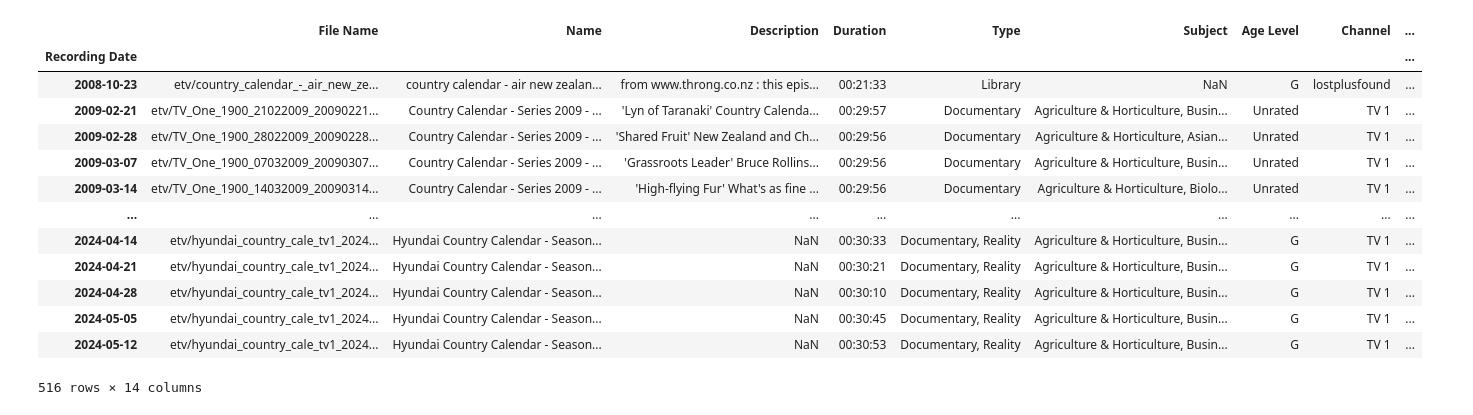
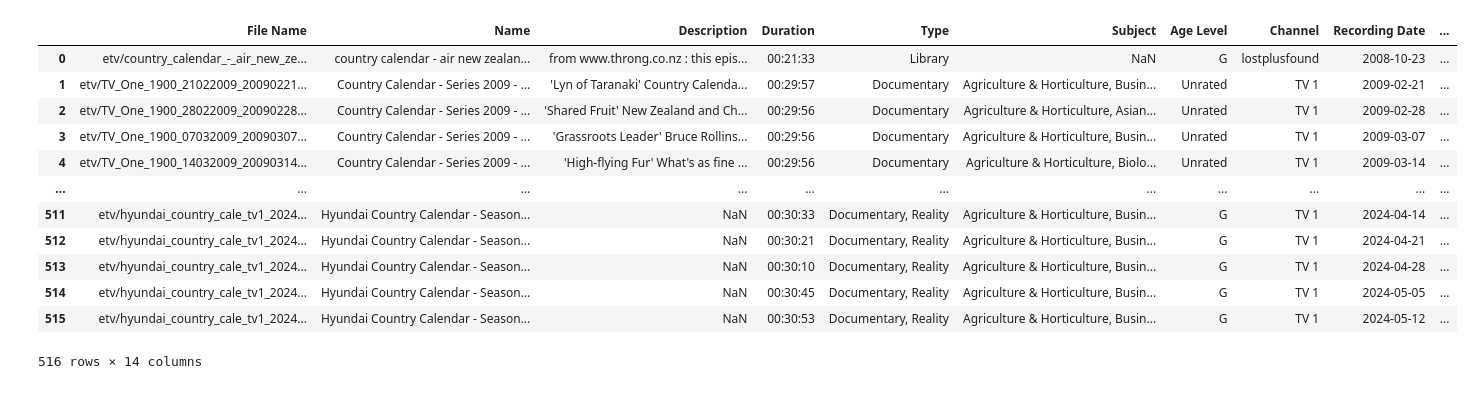
Before and after one commit to UoA-eResearch/ETV, a Jupyter notebook: transcripts.ipynb, the cells around one changed output. Saved outputs shown, nothing was run; the diff lists cells and outputs as text; code cells hidden in the pictures.

Commit message:
fix for date added vs recording date
extract true year from Name column

```diff
--- a/transcripts.ipynb
+++ b/transcripts.ipynb
@@ -20,6 +20,7 @@ def get_transcript(file):
         return json.load(f)["text"]
 
 df["transcript"] = df.link.apply(get_transcript)
-df.index = pd.to_datetime(df["Recording Date"])
+#df.index = pd.to_datetime(df["Recording Date"])
+df.to_csv("country_calendar_metadata_with_transcripts.csv")
 df
 # %% [output]
@@ -31,14 +32,13 @@ To enable the following instructions: AVX2 AVX512F AVX512_VNNI FMA, in other ope
-|  | File Name | Name | Description | Duration | Type | Subject | Age Level | Channel | ... |
-| Recording Date |  |  |  |  |  |  |  |  | ... |
-| 2008-10-23 | etv/country_calendar_-_air_new_ze... | country calendar - air new zealan... | from www.throng.co.nz : this epis... | 00:21:33 | Library | NaN | G | lostplusfound | ... |
-| 2009-02-21 | etv/TV_One_1900_21022009_20090221... | Country Calendar - Series 2009 - ... | 'Lyn of Taranaki' Country Calenda... | 00:29:57 | Documentary | Agriculture & Horticulture, Busin... | Unrated | TV 1 | ... |
-| 2009-02-28 | etv/TV_One_1900_28022009_20090228... | Country Calendar - Series 2009 - ... | 'Shared Fruit' New Zealand and Ch... | 00:29:56 | Documentary | Agriculture & Horticulture, Asian... | Unrated | TV 1 | ... |
-| 2009-03-07 | etv/TV_One_1900_07032009_20090307... | Country Calendar - Series 2009 - ... | 'Grassroots Leader' Bruce Rollins... | 00:29:56 | Documentary | Agriculture & Horticulture, Busin... | Unrated | TV 1 | ... |
-| 2009-03-14 | etv/TV_One_1900_14032009_20090314... | Country Calendar - Series 2009 - ... | 'High-flying Fur' What's as fine ... | 00:29:56 | Documentary | Agriculture & Horticulture, Biolo... | Unrated | TV 1 | ... |
-| ... | ... | ... | ... | ... | ... | ... | ... | ... | ... |
-| 2024-04-14 | etv/hyundai_country_cale_tv1_2024... | Hyundai Country Calendar - Season... | NaN | 00:30:33 | Documentary, Reality | Agriculture & Horticulture, Busin... | G | TV 1 | ... |
-| 2024-04-21 | etv/hyundai_country_cale_tv1_2024... | Hyundai Country Calendar - Season... | NaN | 00:30:21 | Documentary, Reality | Agriculture & Horticulture, Busin... | G | TV 1 | ... |
-| 2024-04-28 | etv/hyundai_country_cale_tv1_2024... | Hyundai Country Calendar - Season... | NaN | 00:30:10 | Documentary, Reality | Agriculture & Horticulture, Busin... | G | TV 1 | ... |
-| 2024-05-05 | etv/hyundai_country_cale_tv1_2024... | Hyundai Country Calendar - Season... | NaN | 00:30:45 | Documentary, Reality | Agriculture & Horticulture, Busin... | G | TV 1 | ... |
-| 2024-05-12 | etv/hyundai_country_cale_tv1_2024... | Hyundai Country Calendar - Season... | NaN | 00:30:53 | Documentary, Reality | Agriculture & Horticulture, Busin... | G | TV 1 | ... |
+|  | File Name | Name | Description | Duration | Type | Subject | Age Level | Channel | Recording Date | ... |
+| 0 | etv/country_calendar_-_air_new_ze... | country calendar - air new zealan... | from www.throng.co.nz : this epis... | 00:21:33 | Library | NaN | G | lostplusfound | 2008-10-23 | ... |
+| 1 | etv/TV_One_1900_21022009_20090221... | Country Calendar - Series 2009 - ... | 'Lyn of Taranaki' Country Calenda... | 00:29:57 | Documentary | Agriculture & Horticulture, Busin... | Unrated | TV 1 | 2009-02-21 | ... |
+| 2 | etv/TV_One_1900_28022009_20090228... | Country Calendar - Series 2009 - ... | 'Shared Fruit' New Zealand and Ch... | 00:29:56 | Documentary | Agriculture & Horticulture, Asian... | Unrated | TV 1 | 2009-02-28 | ... |
+| 3 | etv/TV_One_1900_07032009_20090307... | Country Calendar - Series 2009 - ... | 'Grassroots Leader' Bruce Rollins... | 00:29:56 | Documentary | Agriculture & Horticulture, Busin... | Unrated | TV 1 | 2009-03-07 | ... |
+| 4 | etv/TV_One_1900_14032009_20090314... | Country Calendar - Series 2009 - ... | 'High-flying Fur' What's as fine ... | 00:29:56 | Documentary | Agriculture & Horticulture, Biolo... | Unrated | TV 1 | 2009-03-14 | ... |
+| ... | ... | ... | ... | ... | ... | ... | ... | ... | ... | ... |
+| 511 | etv/hyundai_country_cale_tv1_2024... | Hyundai Country Calendar - Season... | NaN | 00:30:33 | Documentary, Reality | Agriculture & Horticulture, Busin... | G | TV 1 | 2024-04-14 | ... |
+| 512 | etv/hyundai_country_cale_tv1_2024... | Hyundai Country Calendar - Season... | NaN | 00:30:21 | Documentary, Reality | Agriculture & Horticulture, Busin... | G | TV 1 | 2024-04-21 | ... |
+| 513 | etv/hyundai_country_cale_tv1_2024... | Hyundai Country Calendar - Season... | NaN | 00:30:10 | Documentary, Reality | Agriculture & Horticulture, Busin... | G | TV 1 | 2024-04-28 | ... |
+| 514 | etv/hyundai_country_cale_tv1_2024... | Hyundai Country Calendar - Season... | NaN | 00:30:45 | Documentary, Reality | Agriculture & Horticulture, Busin... | G | TV 1 | 2024-05-05 | ... |
+| 515 | etv/hyundai_country_cale_tv1_2024... | Hyundai Country Calendar - Season... | NaN | 00:30:53 | Documentary, Reality | Agriculture & Horticulture, Busin... | G | TV 1 | 2024-05-12 | ... |
 516 rows × 14 columns
```
Also changed, not shown: parts of 11 cells of this notebook.
